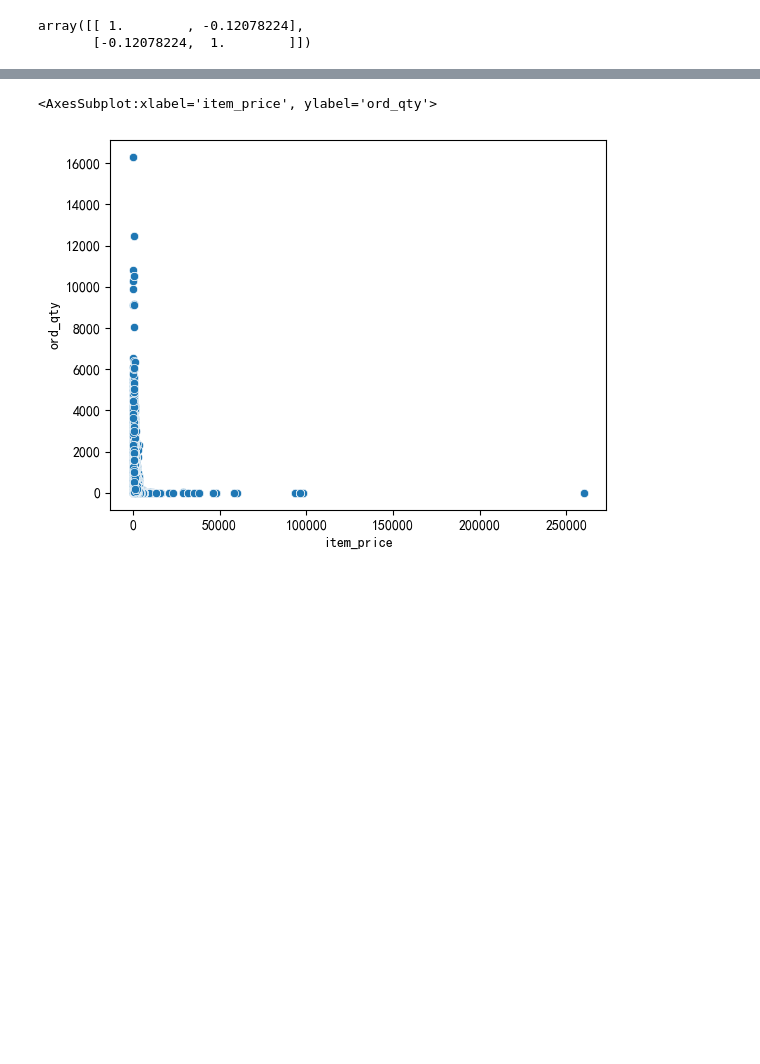
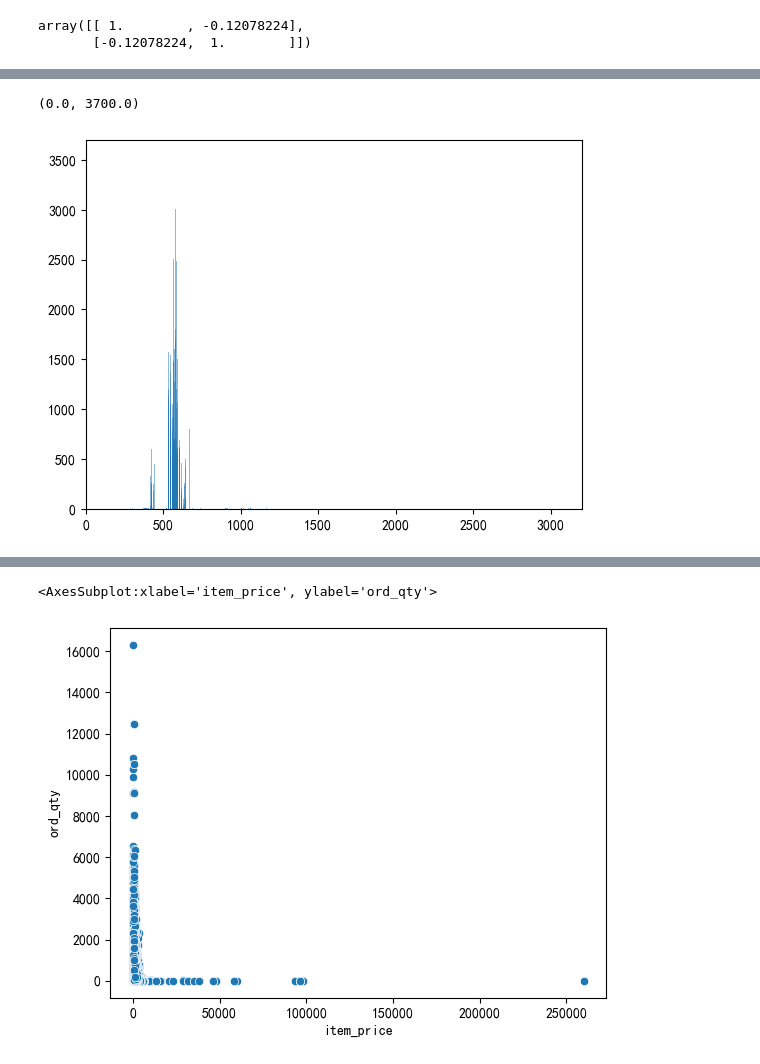
Before and after one commit to jywang616/Data-analysis-and-demand-forecasting-of-product-orders, a Jupyter notebook: Data_Anaylsis.ipynb, the cells around one changed output, grey strips where cells are left out. Saved outputs shown, nothing was run; the diff lists cells and outputs as text; code cells hidden in the pictures; blank space fills up the shorter version.

```diff
--- a/Data_Anaylsis.ipynb
+++ b/Data_Anaylsis.ipynb
@@ -69,0 +114,3 @@ array([[ 1.        , -0.12078224],
+# %%
+df2=dataset[dataset['item_code']==20973]
+df2.describe()
@@ -69,0 +127,7 @@ array([[ 1.        , -0.12078224],
+# %%
+plt.bar(df2["item_price"],df2["ord_qty"],align='center',alpha=0.5)
+plt.xlim((0,3200))
+plt.ylim((0,3700))
+# %% [output]
+(0.0, 3700.0)
+[figure, added]
```
Also changed, not shown: parts of 20 cells of this notebook, 1 other file.
